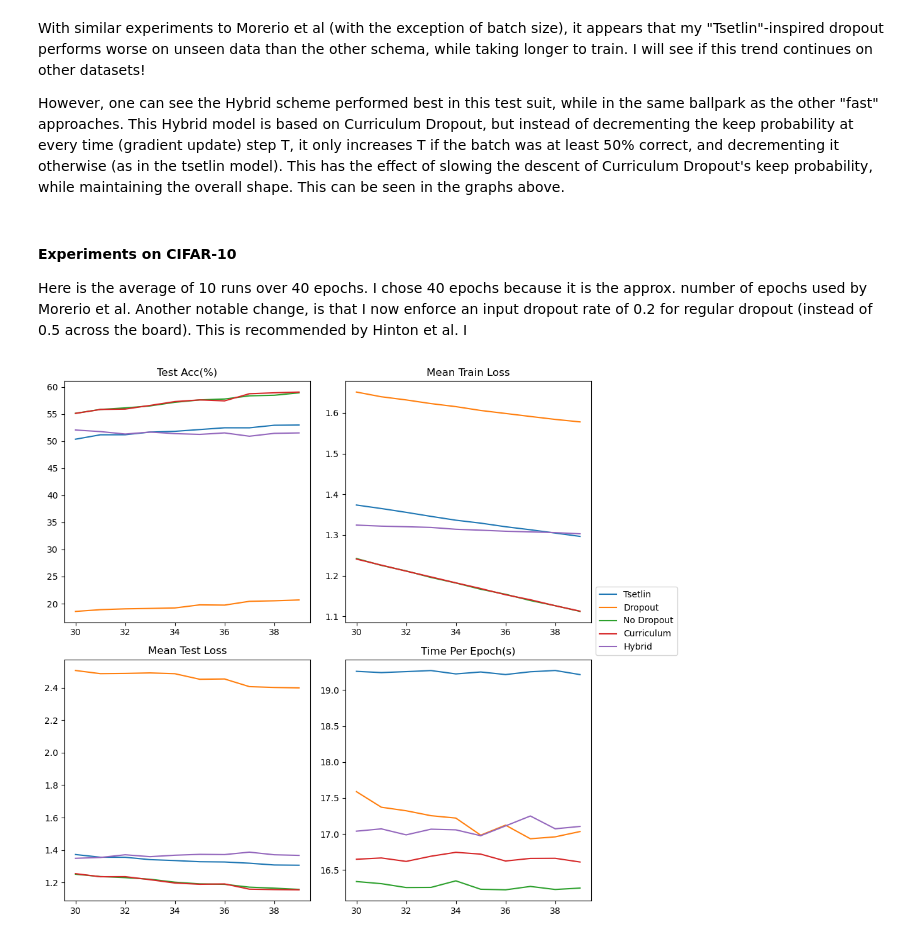
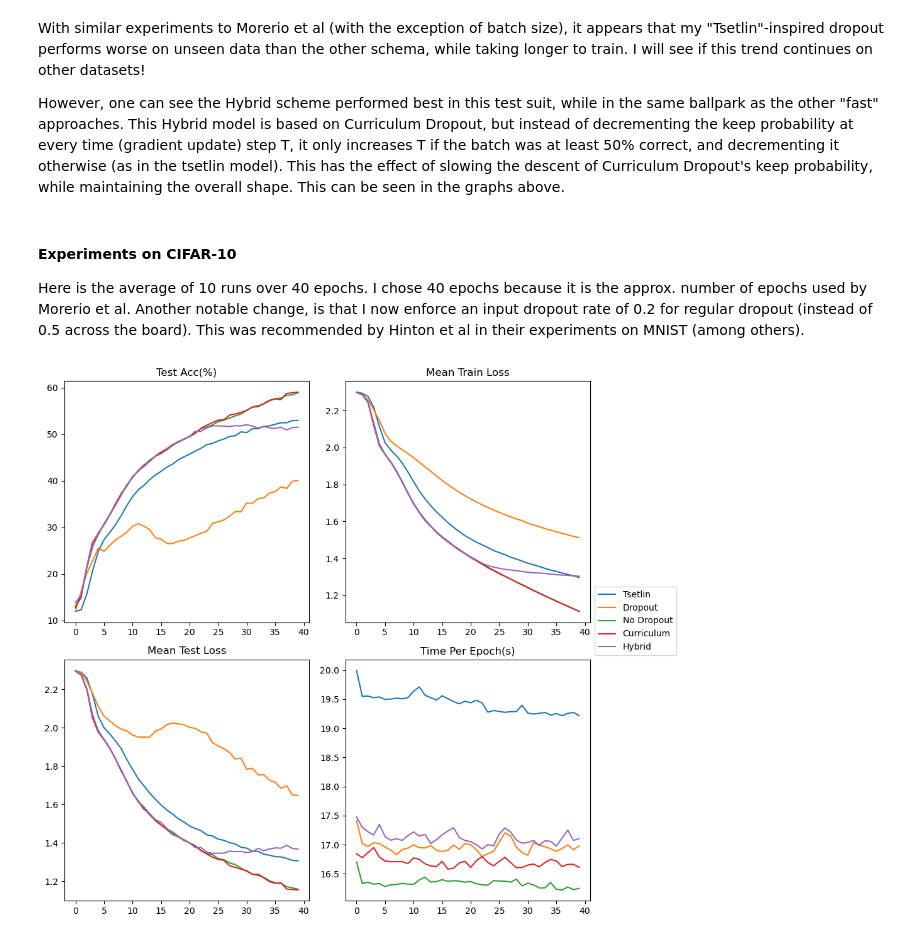
Before and after one commit to pjmcc2/dropoutResearch, a Jupyter notebook: results/Experiments on Version 2.ipynb, the cells around one changed output. Cells and saved outputs as stored; diff of their text form; code cells hidden in the pictures.

```diff
--- a/results/Experiments on Version 2.ipynb
+++ b/results/Experiments on Version 2.ipynb
@@ -327,7 +327,7 @@ However, one can see the Hybrid scheme performed best in this test suit, while i
 # %% [markdown]
 #### Experiments on CIFAR-10
 Here is the average of 10 runs over 40 epochs. I chose 40 epochs because it is the approx. number of epochs used by Morerio et al.
-Another notable change, is that I now enforce an input dropout rate of 0.2 for regular dropout (instead of 0.5 across the board). This is recommended by Hinton et al. I
+Another notable change, is that I now enforce an input dropout rate of 0.2 for regular dropout (instead of 0.5 across the board). This was recommended by Hinton et al in their experiments on MNIST (among others).
 # %%
 tset_cifar40 = pd.read_csv(r"CIFAR10/CIFAR10TsetConv10x40.csv")
 drop_cifar40 = pd.read_csv(r"CIFAR10/CIFAR10Drop10x40.csv")
@@ -341,9 +341,9 @@ navg_cifar40 = get_avg(nodrop_cifar40, "Epoch")
 cavg_cifar40 = get_avg(curr_cifar40, "Epoch")
 havg_cifar40 = get_avg(hybrid_cifar40, "Epoch")
 # %%
-f,axs = gen_graphs(np.arange(30,40),[tavg_cifar40,davg_cifar40,navg_cifar40,cavg_cifar40,havg_cifar40],["Tsetlin","Dropout","No Dropout","Curriculum","Hybrid"],30)
+f,axs = gen_graphs(np.arange(40),[tavg_cifar40,davg_cifar40,navg_cifar40,cavg_cifar40,havg_cifar40],["Tsetlin","Dropout","No Dropout","Curriculum","Hybrid"])
 plt.tight_layout()
 plt.legend(loc="lower left",bbox_to_anchor=(1,1))
 plt.show()
 # %% [output]
-[figure, old version]
+[figure, new version]
```
Also changed, not shown: parts of 4 cells of this notebook.
